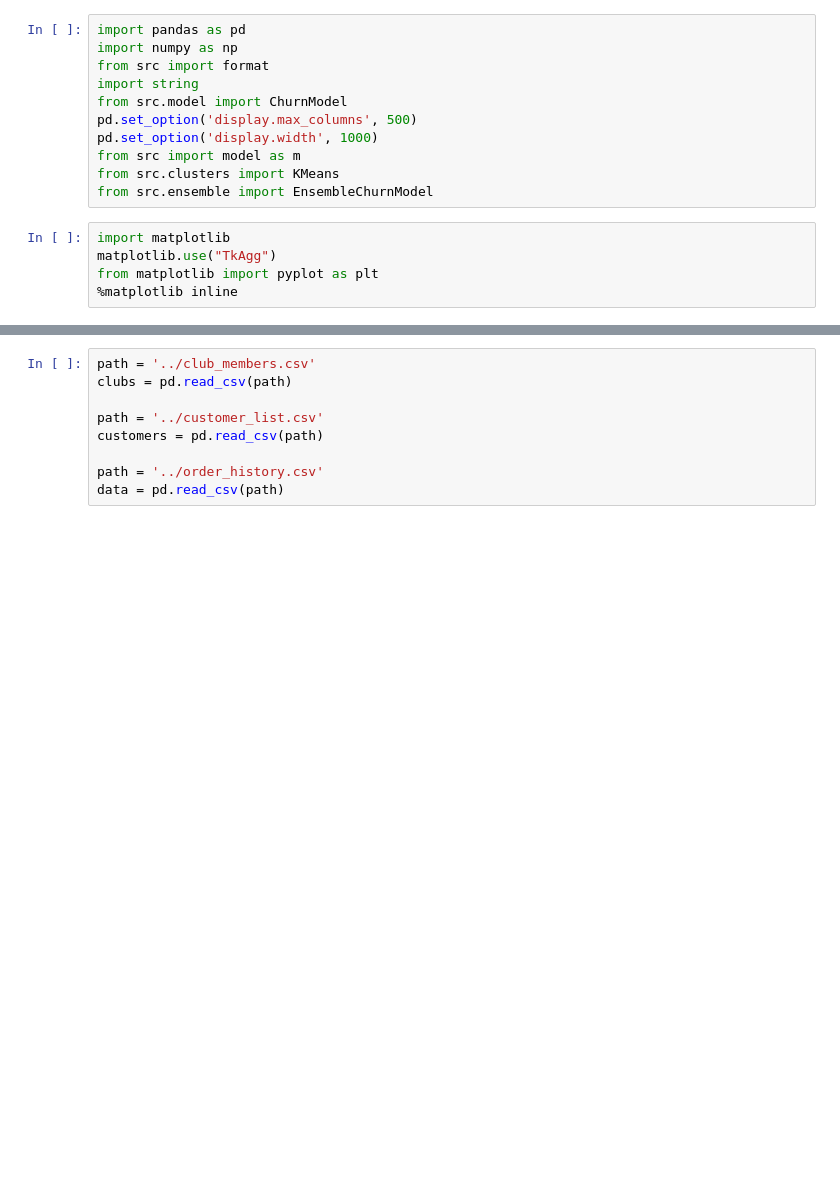
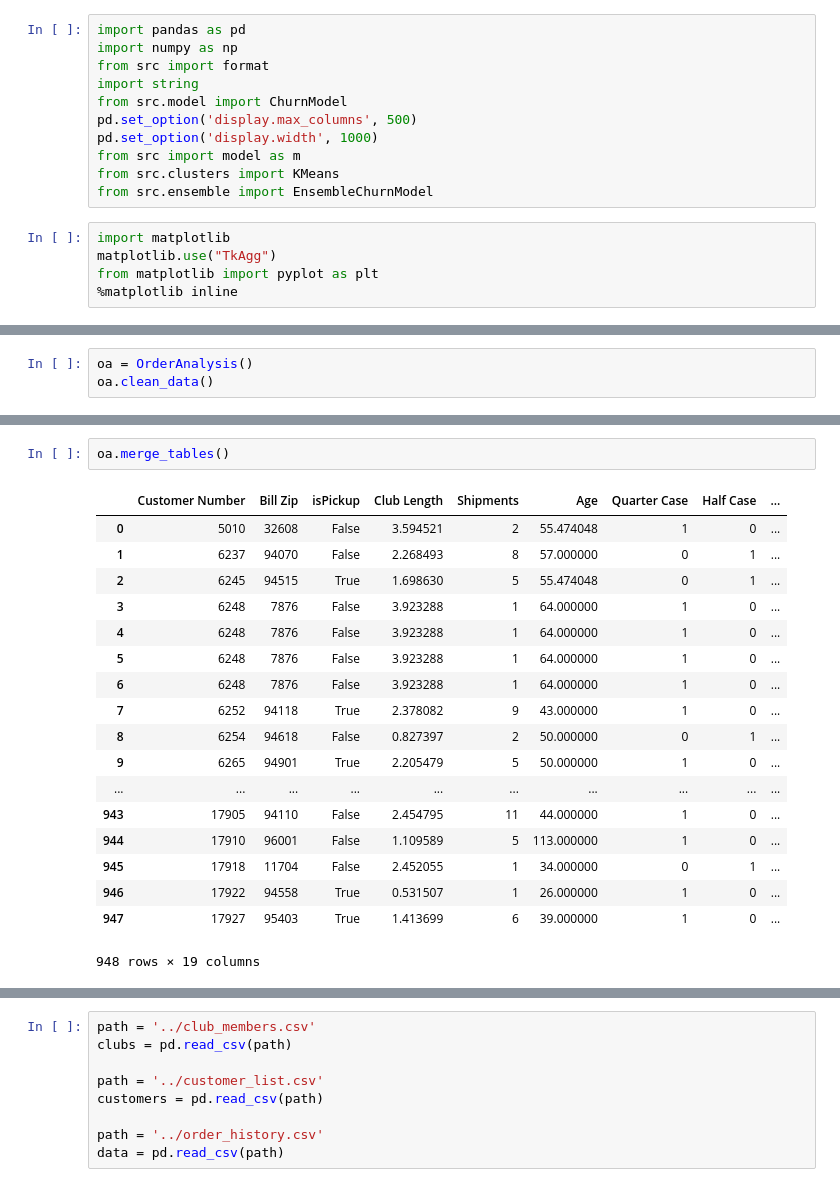
Before and after one commit to sphilazar/wine-clubs, a Jupyter notebook: TestScripts.ipynb, the cells around one changed output, grey strips where cells are left out. Cells and saved outputs as stored; diff of their text form; blank space fills up the shorter version.

```diff
--- a/TestScripts.ipynb
+++ b/TestScripts.ipynb
@@ -16,0 +21,3 @@ from matplotlib import pyplot as plt
+# %%
+oa = OrderAnalysis()
+oa.clean_data()
@@ -16,0 +106,21 @@ from matplotlib import pyplot as plt
+# %%
+oa.merge_tables()
+# %% [output]
+|  | Customer Number | Bill Zip | isPickup | Club Length | Shipments | Age | Quarter Case | Half Case | ... |
+| 0 | 5010 | 32608 | False | 3.594521 | 2 | 55.474048 | 1 | 0 | ... |
+| 1 | 6237 | 94070 | False | 2.268493 | 8 | 57.000000 | 0 | 1 | ... |
+| 2 | 6245 | 94515 | True | 1.698630 | 5 | 55.474048 | 0 | 1 | ... |
+| 3 | 6248 | 7876 | False | 3.923288 | 1 | 64.000000 | 1 | 0 | ... |
+| 4 | 6248 | 7876 | False | 3.923288 | 1 | 64.000000 | 1 | 0 | ... |
+| 5 | 6248 | 7876 | False | 3.923288 | 1 | 64.000000 | 1 | 0 | ... |
+| 6 | 6248 | 7876 | False | 3.923288 | 1 | 64.000000 | 1 | 0 | ... |
+| 7 | 6252 | 94118 | True | 2.378082 | 9 | 43.000000 | 1 | 0 | ... |
+| 8 | 6254 | 94618 | False | 0.827397 | 2 | 50.000000 | 0 | 1 | ... |
+| 9 | 6265 | 94901 | True | 2.205479 | 5 | 50.000000 | 1 | 0 | ... |
+| ... | ... | ... | ... | ... | ... | ... | ... | ... | ... |
+| 943 | 17905 | 94110 | False | 2.454795 | 11 | 44.000000 | 1 | 0 | ... |
+| 944 | 17910 | 96001 | False | 1.109589 | 5 | 113.000000 | 1 | 0 | ... |
+| 945 | 17918 | 11704 | False | 2.452055 | 1 | 34.000000 | 0 | 1 | ... |
+| 946 | 17922 | 94558 | True | 0.531507 | 1 | 26.000000 | 1 | 0 | ... |
+| 947 | 17927 | 95403 | True | 1.413699 | 6 | 39.000000 | 1 | 0 | ... |
+948 rows × 19 columns
```
Also changed, not shown: parts of 19 cells of this notebook, 7 other files.
